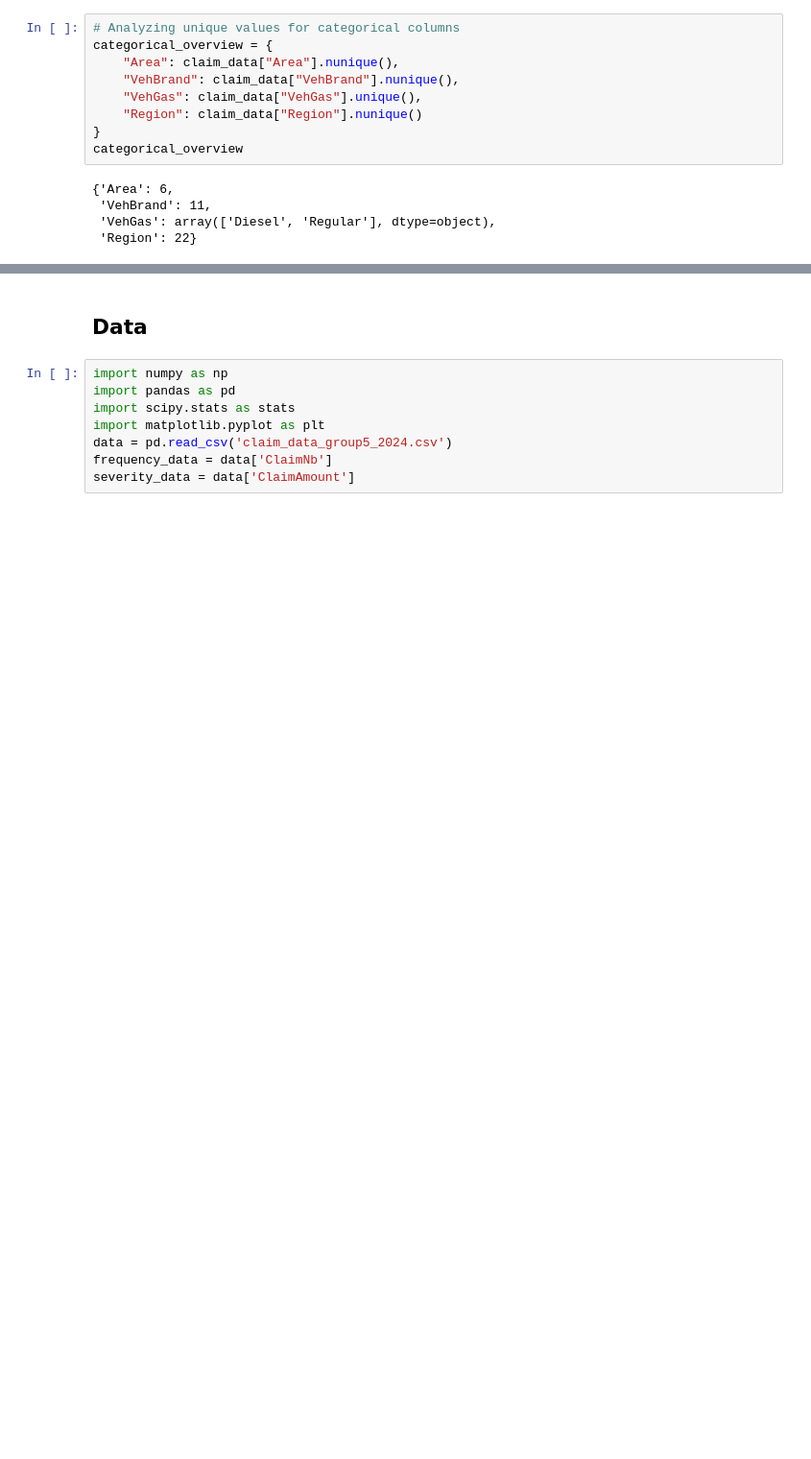
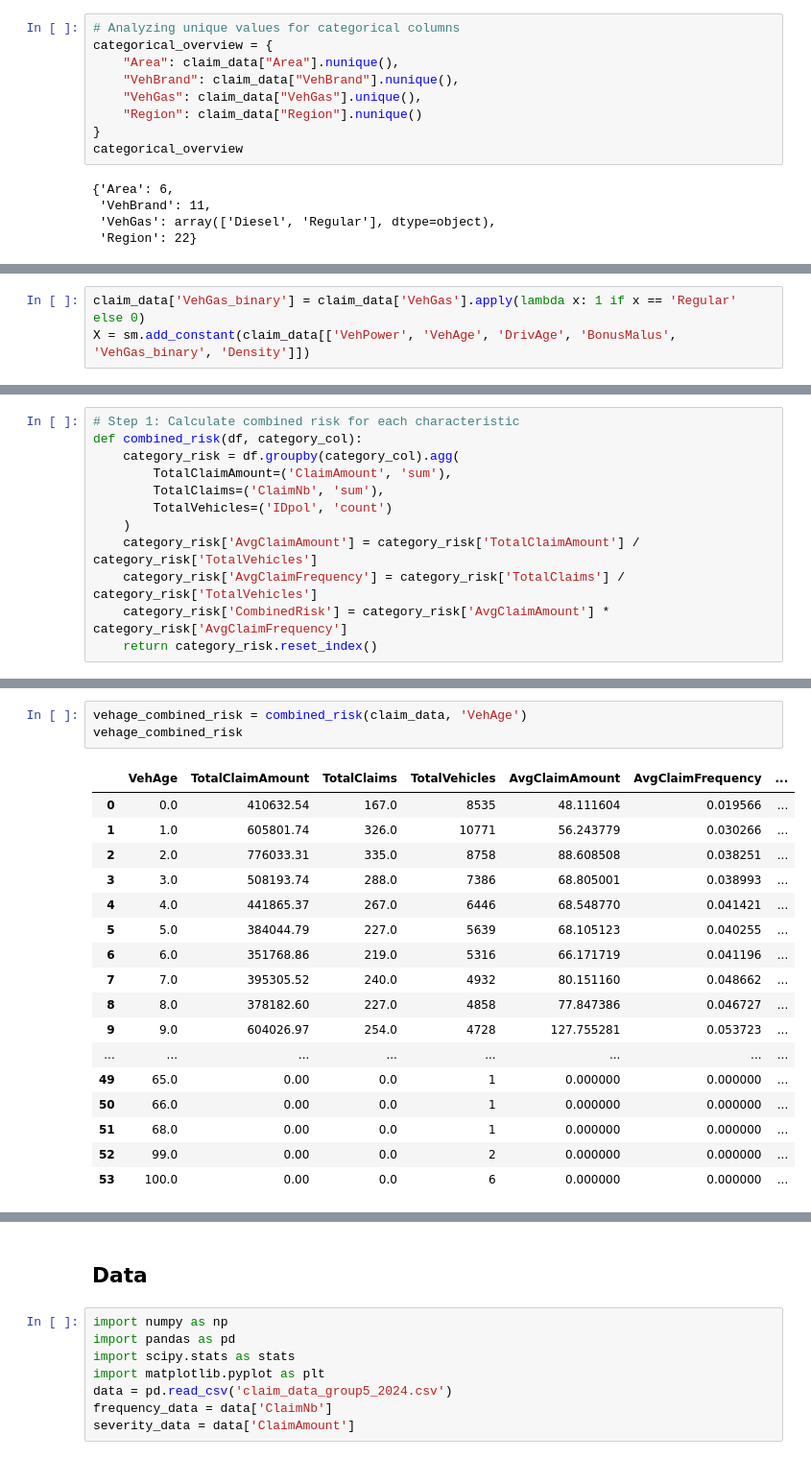
Before and after one commit to bordeauxlink/assurance-term-project, a Jupyter notebook: Term Project Underwriter.ipynb, the cells around one changed output, grey strips where cells are left out. Shown at 96% size. Saved outputs shown, nothing was run; the diff lists cells and outputs as text; blank space fills up the shorter version.

```diff
--- a/Term Project Underwriter.ipynb
+++ b/Term Project Underwriter.ipynb
@@ -338,0 +144,3 @@ According to the data information provided, this risk categorization system is c
+# %%
+claim_data['VehGas_binary'] = claim_data['VehGas'].apply(lambda x: 1 if x == 'Regular' else 0)
+X = sm.add_constant(claim_data[['VehPower', 'VehAge', 'DrivAge', 'BonusMalus', 'VehGas_binary', 'Density']])
@@ -338,0 +200,12 @@ According to the data information provided, this risk categorization system is c
+# %%
+# Step 1: Calculate combined risk for each characteristic
+def combined_risk(df, category_col):
+    category_risk = df.groupby(category_col).agg(
+        TotalClaimAmount=('ClaimAmount', 'sum'),
+        TotalClaims=('ClaimNb', 'sum'),
+        TotalVehicles=('IDpol', 'count')
+    )
+    category_risk['AvgClaimAmount'] = category_risk['TotalClaimAmount'] / category_risk['TotalVehicles']
+    category_risk['AvgClaimFrequency'] = category_risk['TotalClaims'] / category_risk['TotalVehicles']
+    category_risk['CombinedRisk'] = category_risk['AvgClaimAmount'] * category_risk['AvgClaimFrequency']
+    return category_risk.reset_index()
@@ -338,0 +250,21 @@ According to the data information provided, this risk categorization system is c
+# %%
+vehage_combined_risk = combined_risk(claim_data, 'VehAge')
+vehage_combined_risk
+# %% [output]
+|  | VehAge | TotalClaimAmount | TotalClaims | TotalVehicles | AvgClaimAmount | AvgClaimFrequency | ... |
+| 0 | 0.0 | 410632.54 | 167.0 | 8535 | 48.111604 | 0.019566 | ... |
+| 1 | 1.0 | 605801.74 | 326.0 | 10771 | 56.243779 | 0.030266 | ... |
+| 2 | 2.0 | 776033.31 | 335.0 | 8758 | 88.608508 | 0.038251 | ... |
+| 3 | 3.0 | 508193.74 | 288.0 | 7386 | 68.805001 | 0.038993 | ... |
+| 4 | 4.0 | 441865.37 | 267.0 | 6446 | 68.548770 | 0.041421 | ... |
+| 5 | 5.0 | 384044.79 | 227.0 | 5639 | 68.105123 | 0.040255 | ... |
+| 6 | 6.0 | 351768.86 | 219.0 | 5316 | 66.171719 | 0.041196 | ... |
+| 7 | 7.0 | 395305.52 | 240.0 | 4932 | 80.151160 | 0.048662 | ... |
+| 8 | 8.0 | 378182.60 | 227.0 | 4858 | 77.847386 | 0.046727 | ... |
+| 9 | 9.0 | 604026.97 | 254.0 | 4728 | 127.755281 | 0.053723 | ... |
+| ... | ... | ... | ... | ... | ... | ... | ... |
+| 49 | 65.0 | 0.00 | 0.0 | 1 | 0.000000 | 0.000000 | ... |
+| 50 | 66.0 | 0.00 | 0.0 | 1 | 0.000000 | 0.000000 | ... |
+| 51 | 68.0 | 0.00 | 0.0 | 1 | 0.000000 | 0.000000 | ... |
+| 52 | 99.0 | 0.00 | 0.0 | 2 | 0.000000 | 0.000000 | ... |
+| 53 | 100.0 | 0.00 | 0.0 | 6 | 0.000000 | 0.000000 | ... |
```
Also changed, not shown: parts of 65 cells of this notebook.
